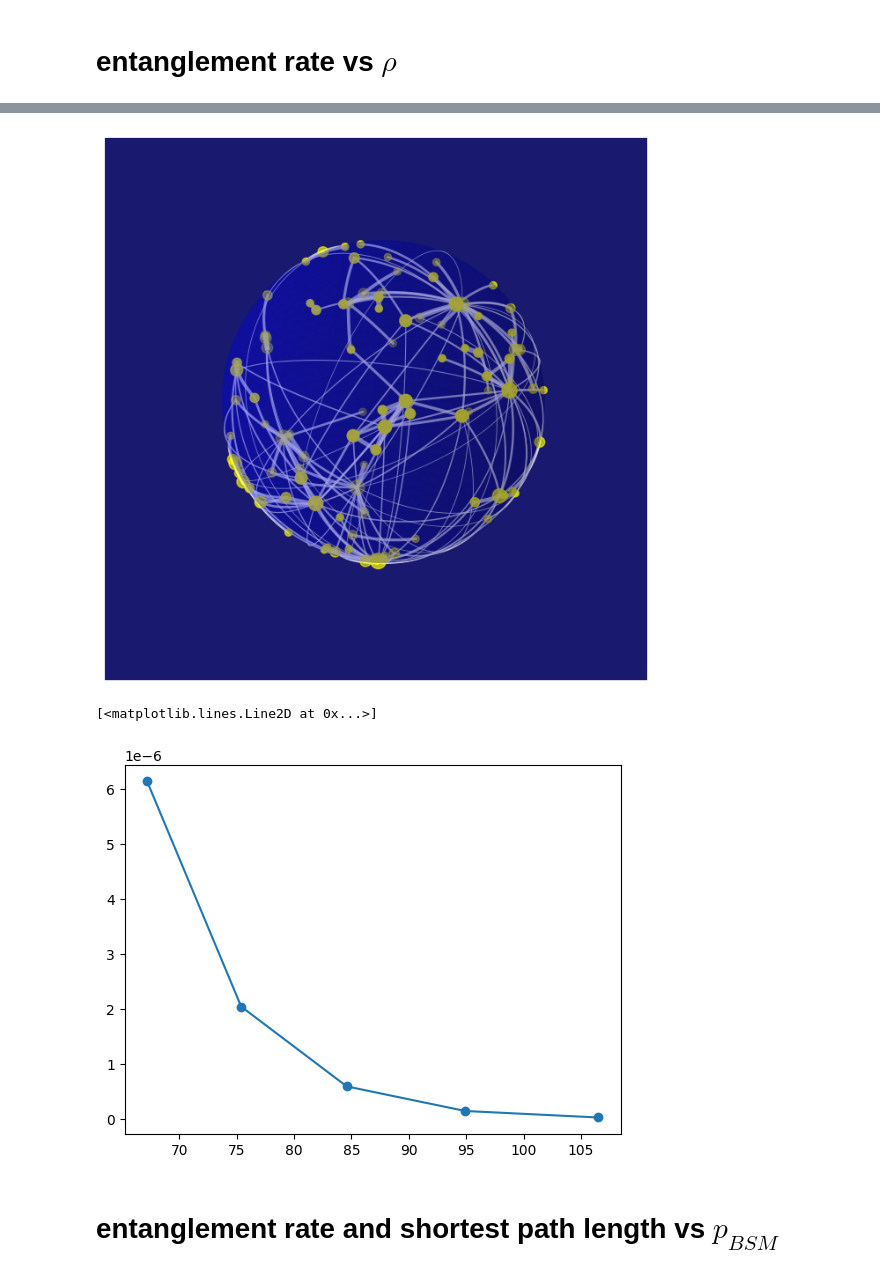
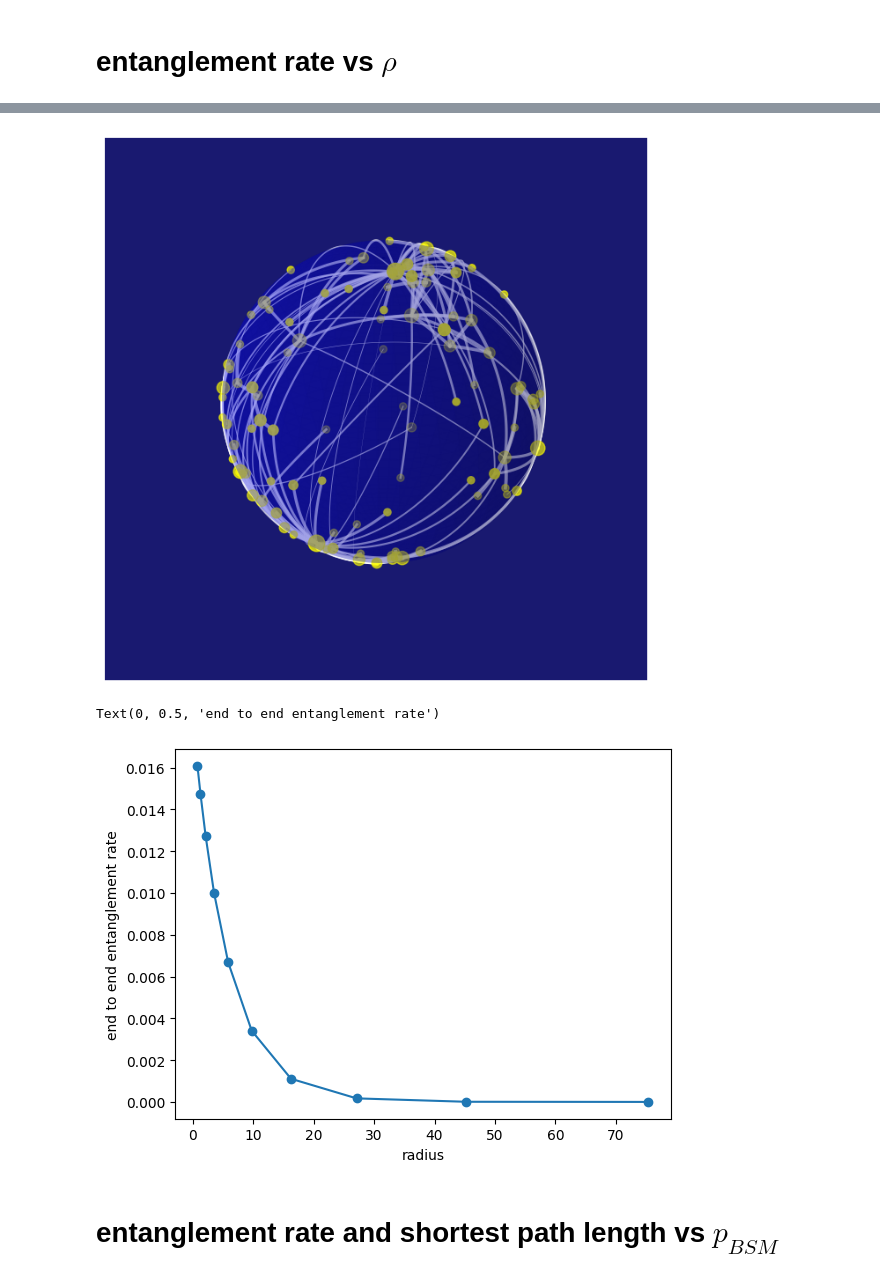
Before and after one commit to lucamar91/qkd_networks, a Jupyter notebook: qrep_nets.ipynb, the cells around one changed output, grey strips where cells are left out. Saved outputs shown, nothing was run; the diff lists cells and outputs as text; code cells hidden in the pictures.

```diff
--- a/qrep_nets.ipynb
+++ b/qrep_nets.ipynb
@@ -14,6 +14,10 @@ import shutil    # to copy files at the end of the script
 def plot_network(cartesian_coords, rate_matrix, R, filename='earth', caption='',
                          bckgrnd_color = 'midnightblue', pt_color='yellow', edge_color='white'):    # ft chatgpt
     # could be improved, eg R must be the length of the coords vecs so its just messy to input it separately
+
+    def linewidth_from_rate(rate, cost=3.):
+        return (np.log(rate/np.min(rate_matrix[rate_matrix>0])) / np.log(np.max(rate_matrix[rate_matrix>0])/np.min(rate_matrix[rate_matrix>0]))) * cost    # log scale for better visibility, but not too much
+
     deg_distr = np.sum(rate_matrix > 0, axis=1)
     fig = plt.figure()
     ax = fig.add_subplot(111, projection='3d')
@@ -40,7 +44,7 @@ def plot_network(cartesian_coords, rate_matrix, R, filename='earth', caption='',
                 x_arc = np.sin(t) * (cartesian_coords[i, 0] / np.sin(phi)) + np.sin(phi - t) * (cartesian_coords[j, 0] / np.sin(phi))
                 y_arc = np.sin(t) * (cartesian_coords[i, 1] / np.sin(phi)) + np.sin(phi - t) * (cartesian_coords[j, 1] / np.sin(phi))
                 z_arc = np.sin(t) * (cartesian_coords[i, 2] / np.sin(phi)) + np.sin(phi - t) * (cartesian_coords[j, 2] / np.sin(phi))
-                ax.plot(x_arc, y_arc, z_arc, color=edge_color, alpha=0.7, linewidth=5./(1. - np.log(rate_matrix[i, j])))
+                ax.plot(x_arc, y_arc, z_arc, color=edge_color, alpha=0.7, linewidth=linewidth_from_rate(rate_matrix[i, j]))    # thicker for higher rates, but not too much
     # require same scale for all axes
     ax.set_xlim([-R, R])
     ax.set_ylim([-R, R])
@@ -72,7 +76,7 @@ N=100
 
 pBell = 0.5
 
-rhos = 0.14*10**np.linspace(-2.3,-1.9,5)
+rhos = 0.14*10**np.linspace(-2,2,10)
 radii = np.sqrt(N/4/np.pi/rhos)
 
 # for it in range(n_iter):    # indent back below for multiple iterations
@@ -103,4 +107,6 @@ for radius in radii:
 plot_network(coords, T, 1, filename='earth_radius%.2f' % radius)    # drawing the last network, just for visualization
 
 plt.plot(radii, probs, marker='o')
+plt.xlabel('radius')
+plt.ylabel('end to end entanglement rate')
 # %% [output]
@@ -112,6 +123,6 @@ optimal probability is 6.130273416961654e-06 for radius 67.19408588820167 with p
-[figure, old version]
+[figure, new version]
-[<matplotlib.lines.Line2D at 0x...>]
+Text(0, 0.5, 'end to end entanglement rate')
-[figure, old version]
+[figure, new version]
 # %% [markdown]
 # entanglement rate and shortest path length vs $p_{BSM}$
 # %%
```
Also changed, not shown: parts of 5 cells of this notebook, 3 other files.
